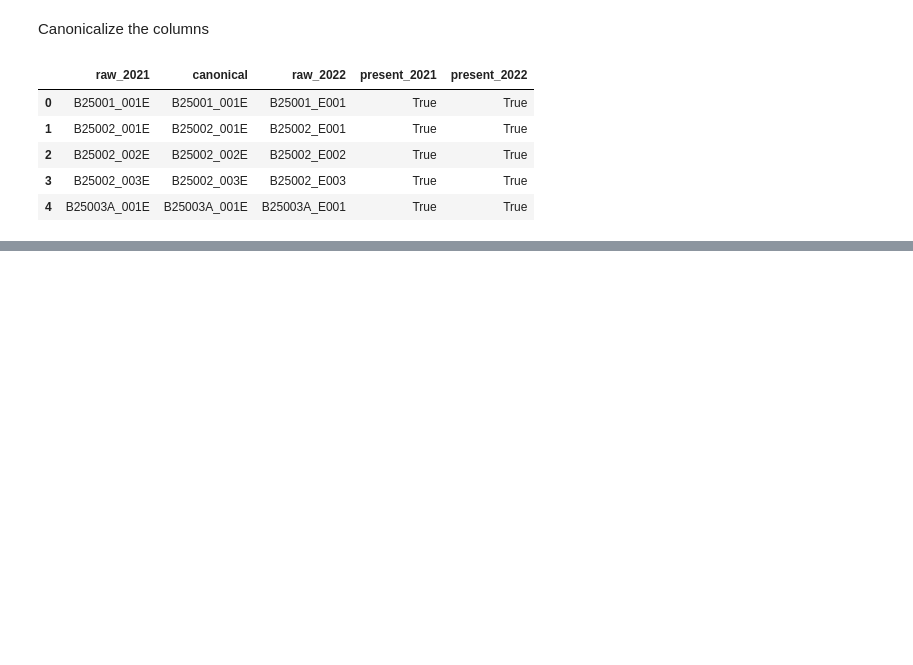
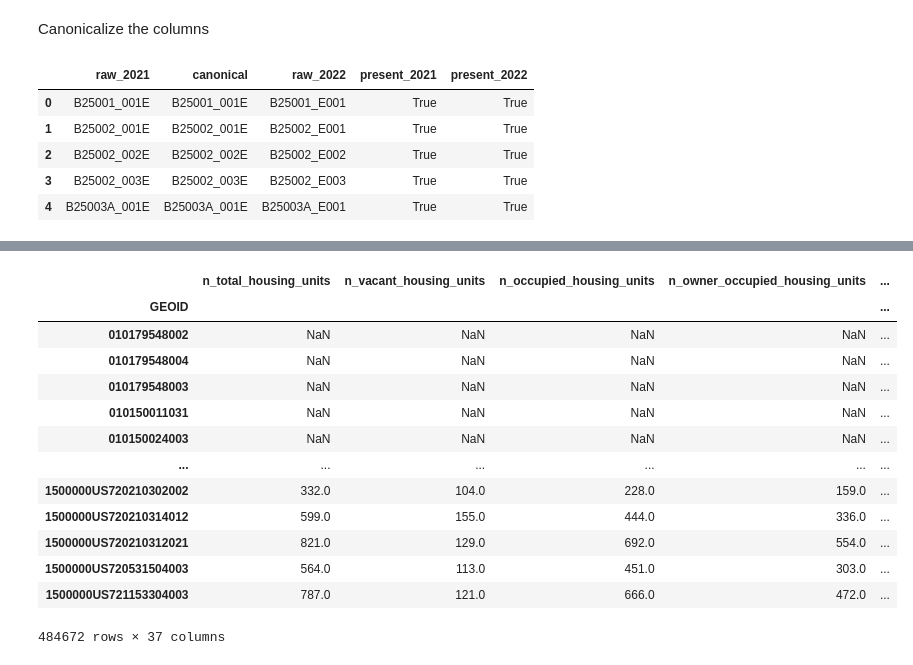
Before and after one commit to oturns/geosnap, a Jupyter notebook: build/examine_output.ipynb, the cells around one changed output, grey strips where cells are left out. Saved outputs shown, nothing was run; the diff lists cells and outputs as text; code cells hidden in the pictures; blank space fills up the shorter version.

```diff
--- a/build/examine_output.ipynb
+++ b/build/examine_output.ipynb
@@ -943,0 +639,17 @@ display(prefix_counts)
+# %%
+display(processed_acs)
+# %% [output]
+|  | n_total_housing_units | n_vacant_housing_units | n_occupied_housing_units | n_owner_occupied_housing_units | ... |
+| GEOID |  |  |  |  | ... |
+| 010179548002 | NaN | NaN | NaN | NaN | ... |
+| 010179548004 | NaN | NaN | NaN | NaN | ... |
+| 010179548003 | NaN | NaN | NaN | NaN | ... |
+| 010150011031 | NaN | NaN | NaN | NaN | ... |
+| 010150024003 | NaN | NaN | NaN | NaN | ... |
+| ... | ... | ... | ... | ... | ... |
+| 1500000US720210302002 | 332.0 | 104.0 | 228.0 | 159.0 | ... |
+| 1500000US720210314012 | 599.0 | 155.0 | 444.0 | 336.0 | ... |
+| 1500000US720210312021 | 821.0 | 129.0 | 692.0 | 554.0 | ... |
+| 1500000US720531504003 | 564.0 | 113.0 | 451.0 | 303.0 | ... |
+| 1500000US721153304003 | 787.0 | 121.0 | 666.0 | 472.0 | ... |
+484672 rows × 37 columns
```
Also changed, not shown: parts of 38 cells of this notebook, 2 other files.
